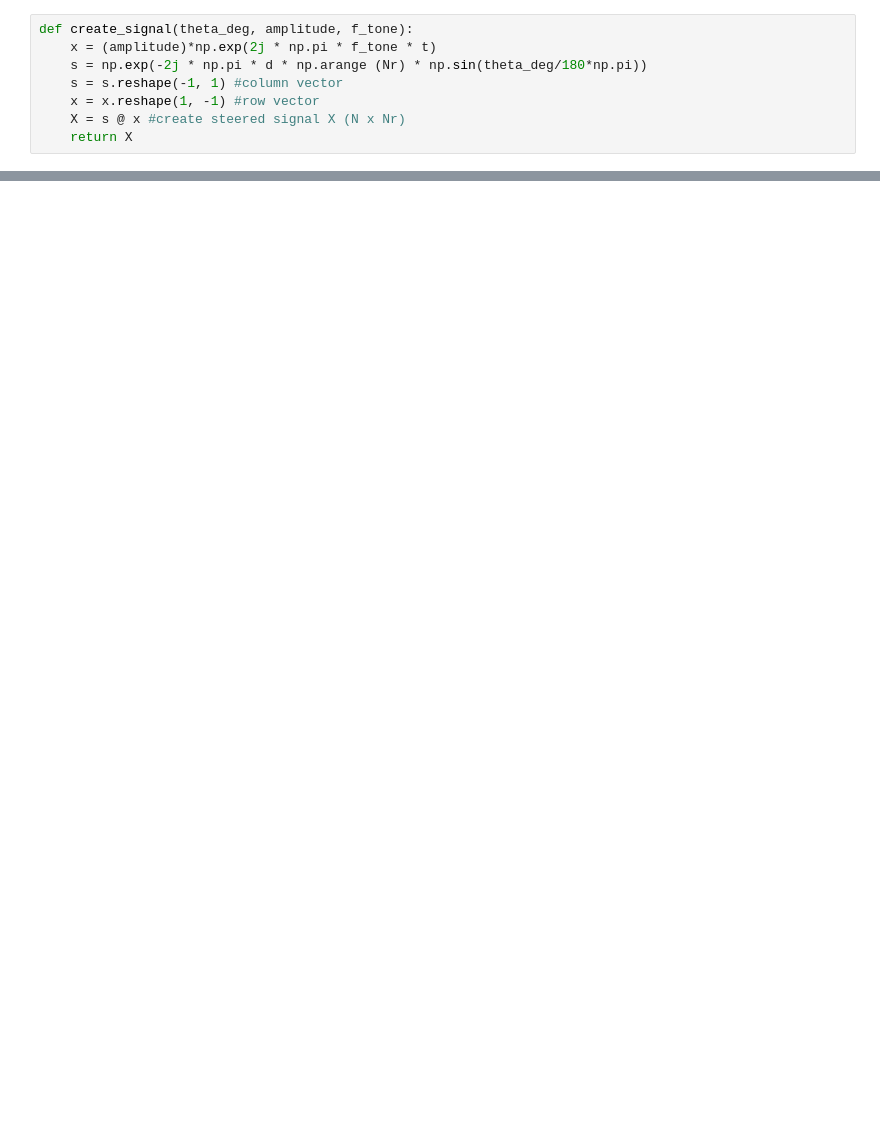
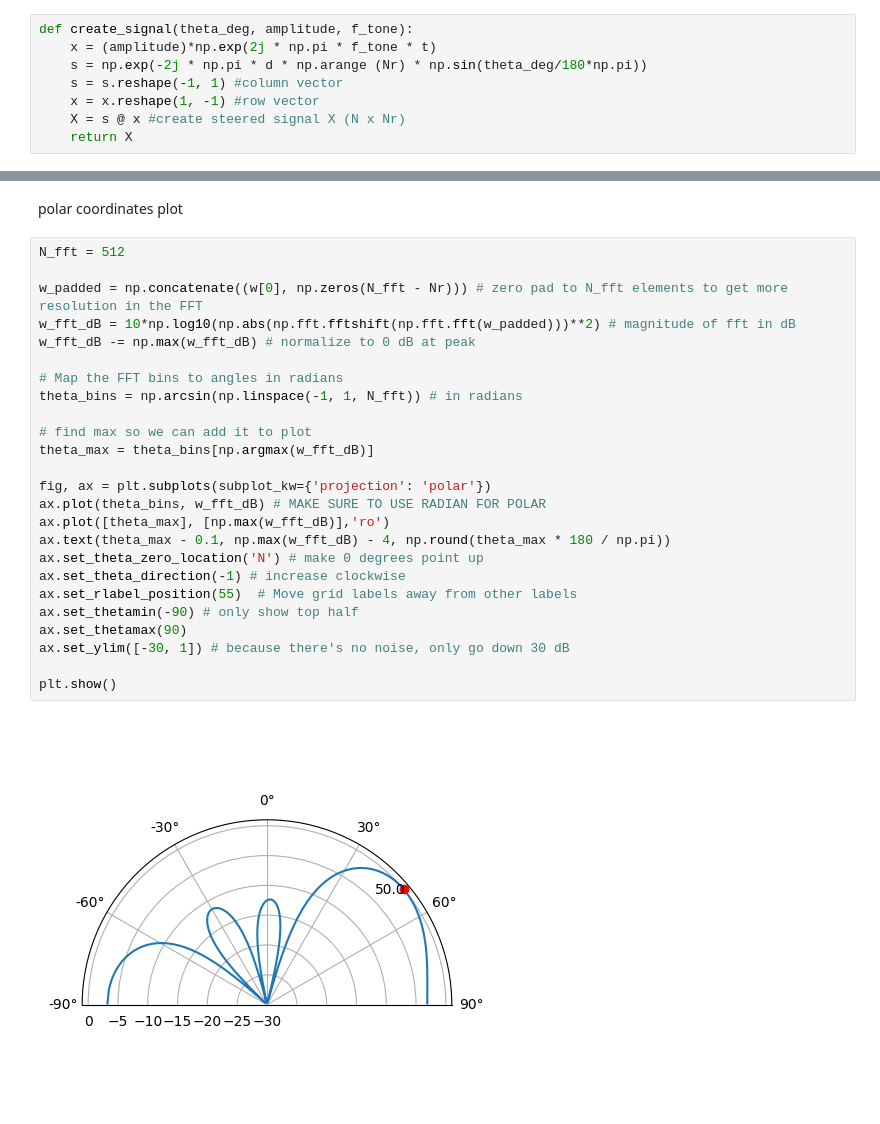
Before and after one commit to ilnur852/pyDSPplayground, a Jupyter notebook: array processing/lse_rls_beamformer.ipynb, the cells around one changed output, grey strips where cells are left out. Saved outputs shown, nothing was run; the diff lists cells and outputs as text; blank space fills up the shorter version.

```diff
--- a/array processing/lse_rls_beamformer.ipynb
+++ b/array processing/lse_rls_beamformer.ipynb
@@ -53,0 +94,29 @@ ValueError: matmul: Input operand 1 has a mismatch in its core dimension 0, with
+# %% [markdown]
+polar coordinates plot
+# %%
+N_fft = 512
+
+w_padded = np.concatenate((w[0], np.zeros(N_fft - Nr))) # zero pad to N_fft elements to get more resolution in the FFT
+w_fft_dB = 10*np.log10(np.abs(np.fft.fftshift(np.fft.fft(w_padded)))**2) # magnitude of fft in dB
+w_fft_dB -= np.max(w_fft_dB) # normalize to 0 dB at peak
+
+# Map the FFT bins to angles in radians
+theta_bins = np.arcsin(np.linspace(-1, 1, N_fft)) # in radians
+
+# find max so we can add it to plot
+theta_max = theta_bins[np.argmax(w_fft_dB)]
+
+fig, ax = plt.subplots(subplot_kw={'projection': 'polar'})
+ax.plot(theta_bins, w_fft_dB) # MAKE SURE TO USE RADIAN FOR POLAR
+ax.plot([theta_max], [np.max(w_fft_dB)],'ro')
+ax.text(theta_max - 0.1, np.max(w_fft_dB) - 4, np.round(theta_max * 180 / np.pi))
+ax.set_theta_zero_location('N') # make 0 degrees point up
+ax.set_theta_direction(-1) # increase clockwise
+ax.set_rlabel_position(55)  # Move grid labels away from other labels
+ax.set_thetamin(-90) # only show top half
+ax.set_thetamax(90)
+ax.set_ylim([-30, 1]) # because there's no noise, only go down 30 dB
+
+plt.show()
+# %% [output]
+[figure, added]
```
Also changed, not shown: parts of 14 cells of this notebook, 3 other files.
